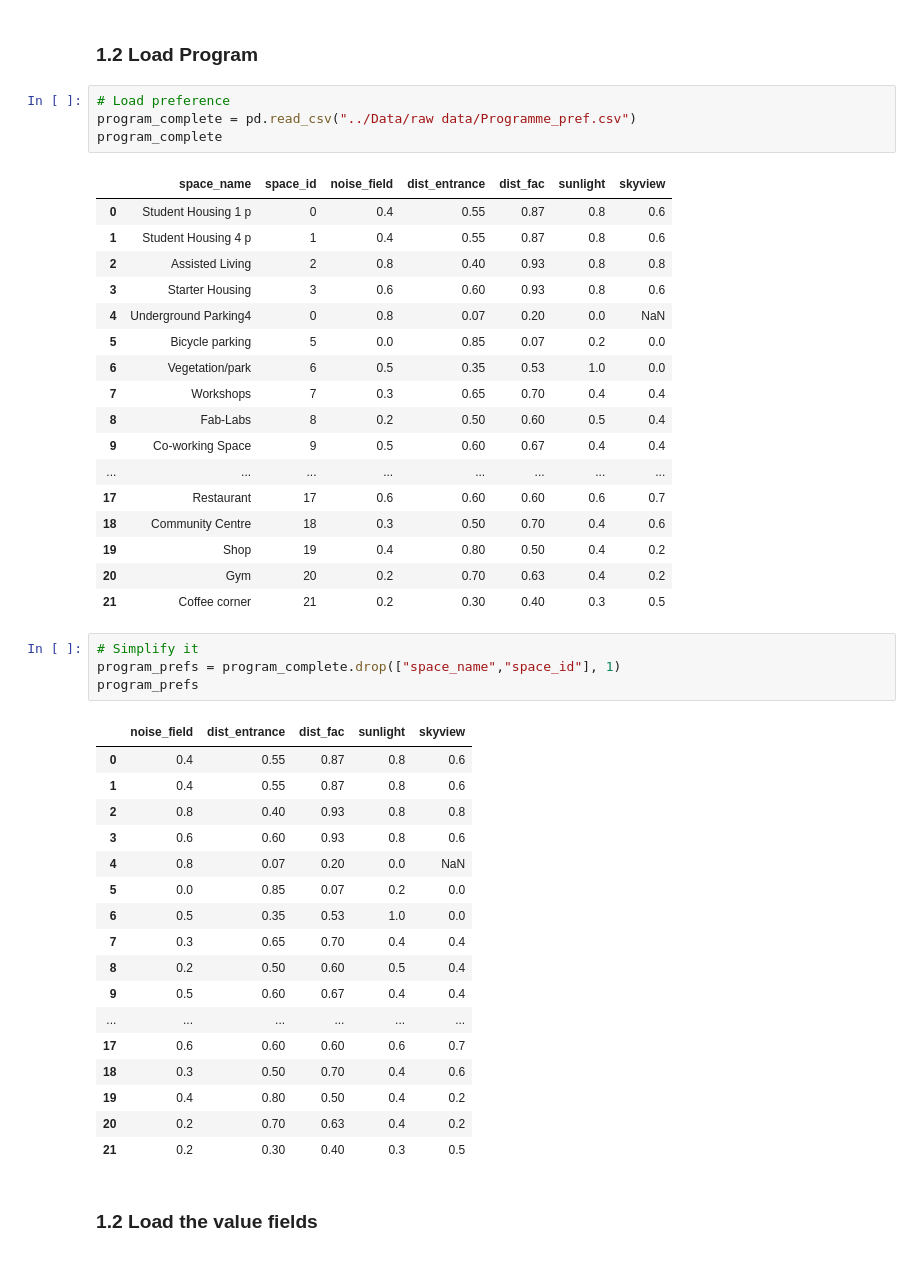
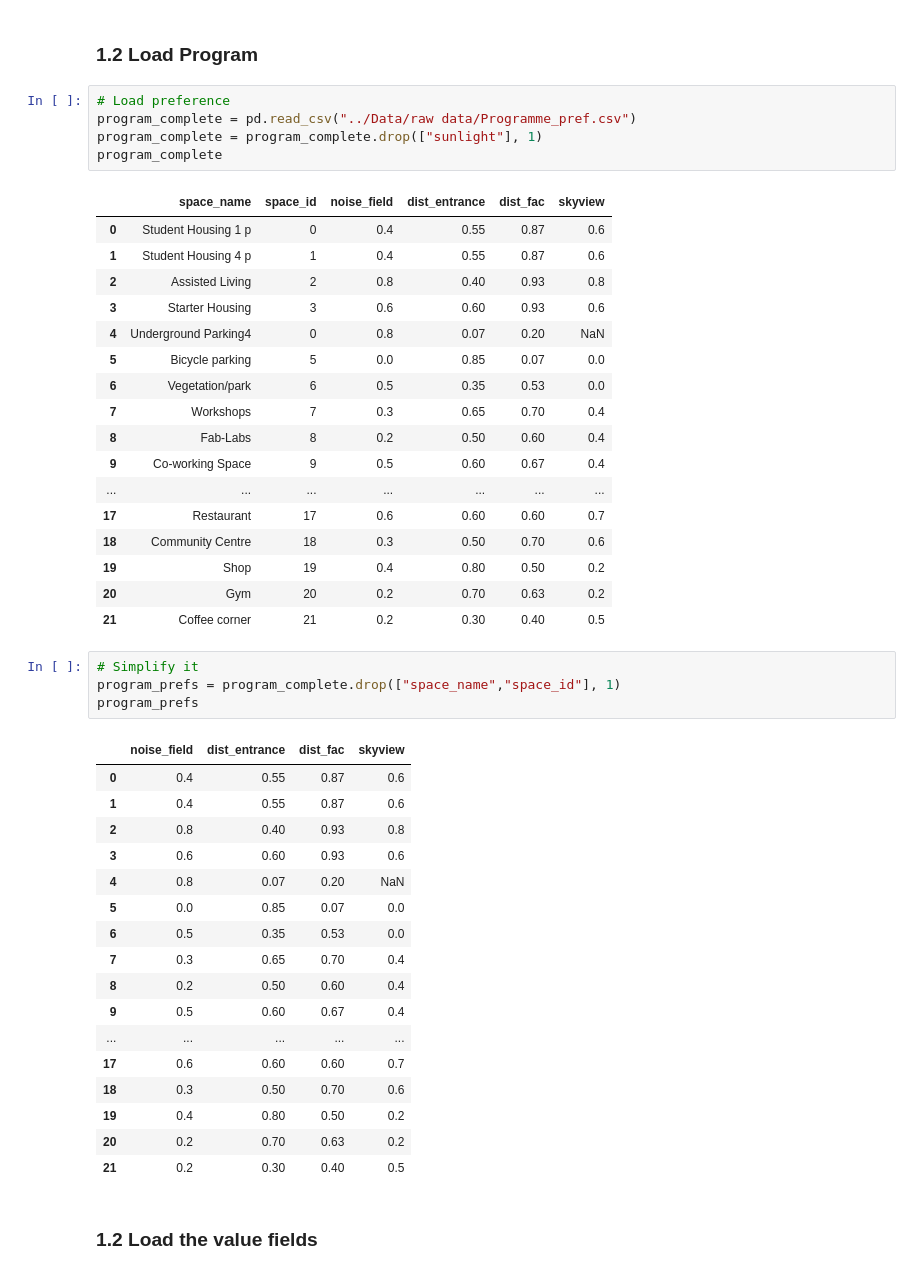
Before and after one commit to DaniqueBuchner/spatial_computing_project_template, a Jupyter notebook: Notebooks/w4_nieuw.ipynb, the cells around one changed output. Drawn from its saved outputs; the diff is of its cells as text.

```diff
--- a/Notebooks/w4_nieuw.ipynb
+++ b/Notebooks/w4_nieuw.ipynb
@@ -84,47 +84,48 @@ init_avail_lattice = tg.to_lattice(np.copy(avail_lattice), avail_lattice)
 # %%
 # Load preference
 program_complete = pd.read_csv("../Data/raw data/Programme_pref.csv")
+program_complete = program_complete.drop(["sunlight"], 1)
 program_complete
 # %% [output]
-|  | space_name | space_id | noise_field | dist_entrance | dist_fac | sunlight | skyview |
-| 0 | Student Housing 1 p | 0 | 0.4 | 0.55 | 0.87 | 0.8 | 0.6 |
-| 1 | Student Housing 4 p | 1 | 0.4 | 0.55 | 0.87 | 0.8 | 0.6 |
-| 2 | Assisted Living | 2 | 0.8 | 0.40 | 0.93 | 0.8 | 0.8 |
-| 3 | Starter Housing | 3 | 0.6 | 0.60 | 0.93 | 0.8 | 0.6 |
-| 4 | Underground Parking4 | 0 | 0.8 | 0.07 | 0.20 | 0.0 | NaN |
-| 5 | Bicycle parking | 5 | 0.0 | 0.85 | 0.07 | 0.2 | 0.0 |
-| 6 | Vegetation/park | 6 | 0.5 | 0.35 | 0.53 | 1.0 | 0.0 |
-| 7 | Workshops | 7 | 0.3 | 0.65 | 0.70 | 0.4 | 0.4 |
-| 8 | Fab-Labs | 8 | 0.2 | 0.50 | 0.60 | 0.5 | 0.4 |
-| 9 | Co-working Space | 9 | 0.5 | 0.60 | 0.67 | 0.4 | 0.4 |
-| ... | ... | ... | ... | ... | ... | ... | ... |
-| 17 | Restaurant | 17 | 0.6 | 0.60 | 0.60 | 0.6 | 0.7 |
-| 18 | Community Centre | 18 | 0.3 | 0.50 | 0.70 | 0.4 | 0.6 |
-| 19 | Shop | 19 | 0.4 | 0.80 | 0.50 | 0.4 | 0.2 |
-| 20 | Gym | 20 | 0.2 | 0.70 | 0.63 | 0.4 | 0.2 |
-| 21 | Coffee corner | 21 | 0.2 | 0.30 | 0.40 | 0.3 | 0.5 |
+|  | space_name | space_id | noise_field | dist_entrance | dist_fac | skyview |
+| 0 | Student Housing 1 p | 0 | 0.4 | 0.55 | 0.87 | 0.6 |
+| 1 | Student Housing 4 p | 1 | 0.4 | 0.55 | 0.87 | 0.6 |
+| 2 | Assisted Living | 2 | 0.8 | 0.40 | 0.93 | 0.8 |
+| 3 | Starter Housing | 3 | 0.6 | 0.60 | 0.93 | 0.6 |
+| 4 | Underground Parking4 | 0 | 0.8 | 0.07 | 0.20 | NaN |
+| 5 | Bicycle parking | 5 | 0.0 | 0.85 | 0.07 | 0.0 |
+| 6 | Vegetation/park | 6 | 0.5 | 0.35 | 0.53 | 0.0 |
+| 7 | Workshops | 7 | 0.3 | 0.65 | 0.70 | 0.4 |
+| 8 | Fab-Labs | 8 | 0.2 | 0.50 | 0.60 | 0.4 |
+| 9 | Co-working Space | 9 | 0.5 | 0.60 | 0.67 | 0.4 |
+| ... | ... | ... | ... | ... | ... | ... |
+| 17 | Restaurant | 17 | 0.6 | 0.60 | 0.60 | 0.7 |
+| 18 | Community Centre | 18 | 0.3 | 0.50 | 0.70 | 0.6 |
+| 19 | Shop | 19 | 0.4 | 0.80 | 0.50 | 0.2 |
+| 20 | Gym | 20 | 0.2 | 0.70 | 0.63 | 0.2 |
+| 21 | Coffee corner | 21 | 0.2 | 0.30 | 0.40 | 0.5 |
 # %%
 # Simplify it
 program_prefs = program_complete.drop(["space_name","space_id"], 1)
 program_prefs
 # %% [output]
-|  | noise_field | dist_entrance | dist_fac | sunlight | skyview |
-| 0 | 0.4 | 0.55 | 0.87 | 0.8 | 0.6 |
-| 1 | 0.4 | 0.55 | 0.87 | 0.8 | 0.6 |
-| 2 | 0.8 | 0.40 | 0.93 | 0.8 | 0.8 |
-| 3 | 0.6 | 0.60 | 0.93 | 0.8 | 0.6 |
-| 4 | 0.8 | 0.07 | 0.20 | 0.0 | NaN |
-| 5 | 0.0 | 0.85 | 0.07 | 0.2 | 0.0 |
-| 6 | 0.5 | 0.35 | 0.53 | 1.0 | 0.0 |
-| 7 | 0.3 | 0.65 | 0.70 | 0.4 | 0.4 |
-| 8 | 0.2 | 0.50 | 0.60 | 0.5 | 0.4 |
-| 9 | 0.5 | 0.60 | 0.67 | 0.4 | 0.4 |
-| ... | ... | ... | ... | ... | ... |
-| 17 | 0.6 | 0.60 | 0.60 | 0.6 | 0.7 |
-| 18 | 0.3 | 0.50 | 0.70 | 0.4 | 0.6 |
-| 19 | 0.4 | 0.80 | 0.50 | 0.4 | 0.2 |
-| 20 | 0.2 | 0.70 | 0.63 | 0.4 | 0.2 |
-| 21 | 0.2 | 0.30 | 0.40 | 0.3 | 0.5 |
+|  | noise_field | dist_entrance | dist_fac | skyview |
+| 0 | 0.4 | 0.55 | 0.87 | 0.6 |
+| 1 | 0.4 | 0.55 | 0.87 | 0.6 |
+| 2 | 0.8 | 0.40 | 0.93 | 0.8 |
+| 3 | 0.6 | 0.60 | 0.93 | 0.6 |
+| 4 | 0.8 | 0.07 | 0.20 | NaN |
+| 5 | 0.0 | 0.85 | 0.07 | 0.0 |
+| 6 | 0.5 | 0.35 | 0.53 | 0.0 |
+| 7 | 0.3 | 0.65 | 0.70 | 0.4 |
+| 8 | 0.2 | 0.50 | 0.60 | 0.4 |
+| 9 | 0.5 | 0.60 | 0.67 | 0.4 |
+| ... | ... | ... | ... | ... |
+| 17 | 0.6 | 0.60 | 0.60 | 0.7 |
+| 18 | 0.3 | 0.50 | 0.70 | 0.6 |
+| 19 | 0.4 | 0.80 | 0.50 | 0.2 |
+| 20 | 0.2 | 0.70 | 0.63 | 0.2 |
+| 21 | 0.2 | 0.30 | 0.40 | 0.5 |
 # %% [markdown]
 ### 1.2 Load the value fields
 # %%
```
Also changed, not shown: parts of 5 cells of this notebook.
